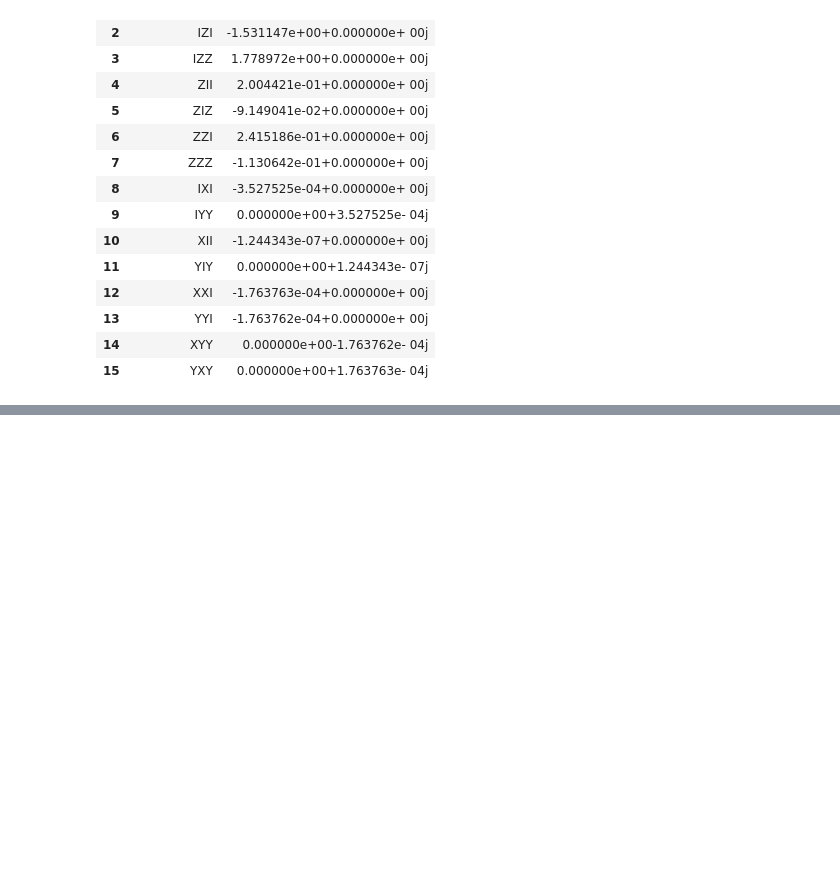
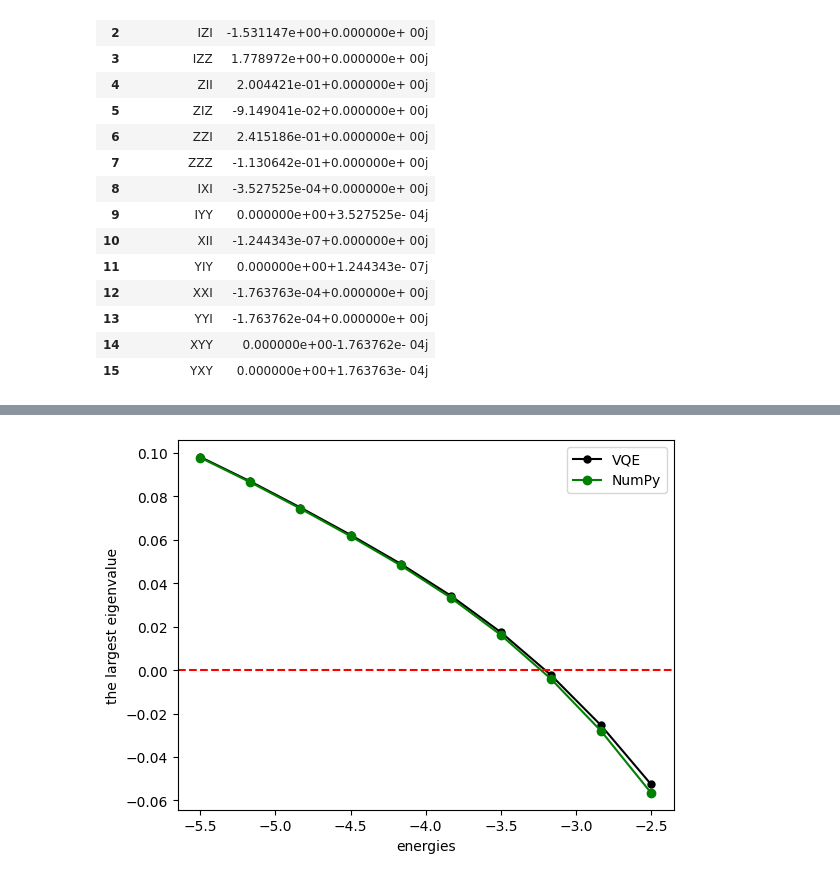
Before and after one commit to m-martyna/QuantumMST, a Jupyter notebook: n_scatterer_1D/Pauli_decomposition.ipynb, the cells around one changed output, grey strips where cells are left out. Drawn from its saved outputs; the diff is of its cells as text; code cells hidden in the pictures; blank space fills up the shorter version.

Commit message:
eigenvalue - plots

```diff
--- a/n_scatterer_1D/Pauli_decomposition.ipynb
+++ b/n_scatterer_1D/Pauli_decomposition.ipynb
@@ -364,0 +365,30 @@ display(df_compare)
+# %%
+from qiskit_algorithms import VQE
+
+s = [sa, sb]
+tab_x = [xA, xA+RAB]
+energies = np.linspace(-5.5, -2.5, 10)
+eigen_val = []
+eigen_val_num = []
+
+for e in energies:
+    matrix = secular_matrix(s, G_AB(energy =  e, positions = tab_x), save = False)
+
+    eigen_val_num.append(np.sort(np.real(np.linalg.eigvals(matrix)))[-1])
+
+    matrix = (matrix + matrix.conj().T) / 2
+    op = SparsePauliOp.from_operator(-matrix)
+    ansatz = efficient_su2(op.num_qubits, reps=3)
+    vqe = VQE(estimator, ansatz, optimizer)
+    result = vqe.compute_minimum_eigenvalue(op)
+    eigen_val.append(-result.eigenvalue.real)
+
+plt.plot(energies, eigen_val,'o-', color = 'black', label = 'VQE', markersize=5)
+plt.plot(energies, eigen_val_num,'o-', color = 'green', label= 'NumPy', markersize=5)
+plt.axhline(0, color='r', linestyle='--')
+plt.legend()
+plt.ylabel('the largest eigenvalue')
+plt.xlabel('energies')
+plt.show()
+# %% [output]
+[figure, added]
```
Also changed, not shown: parts of 7 cells of this notebook, 2 other files.
